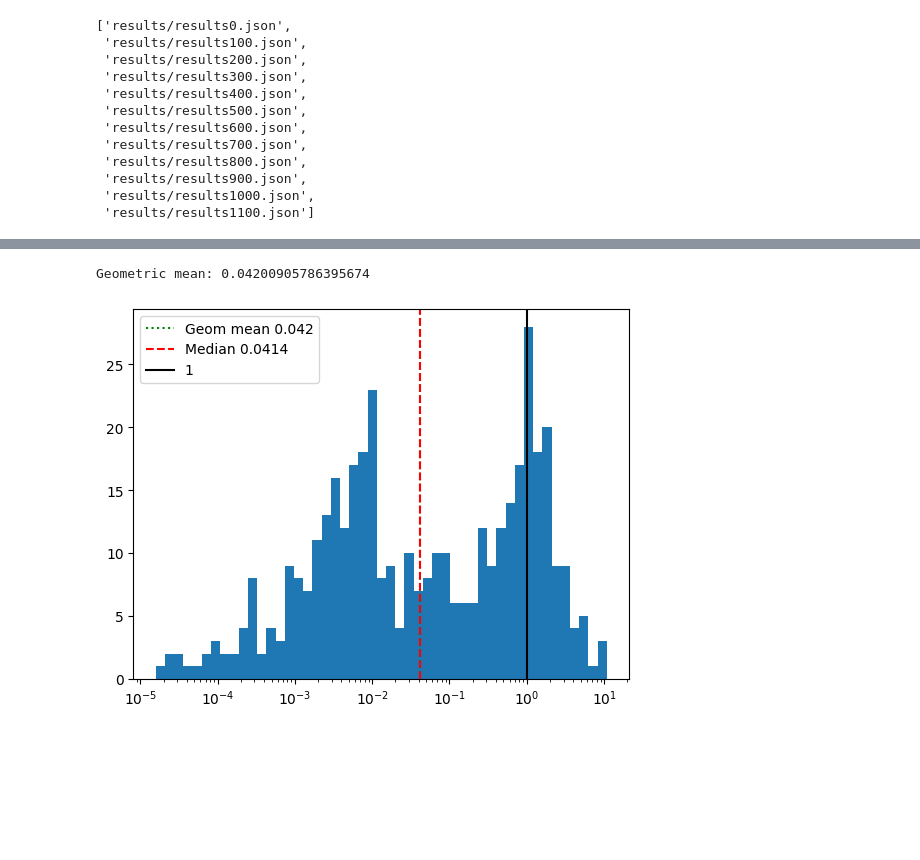
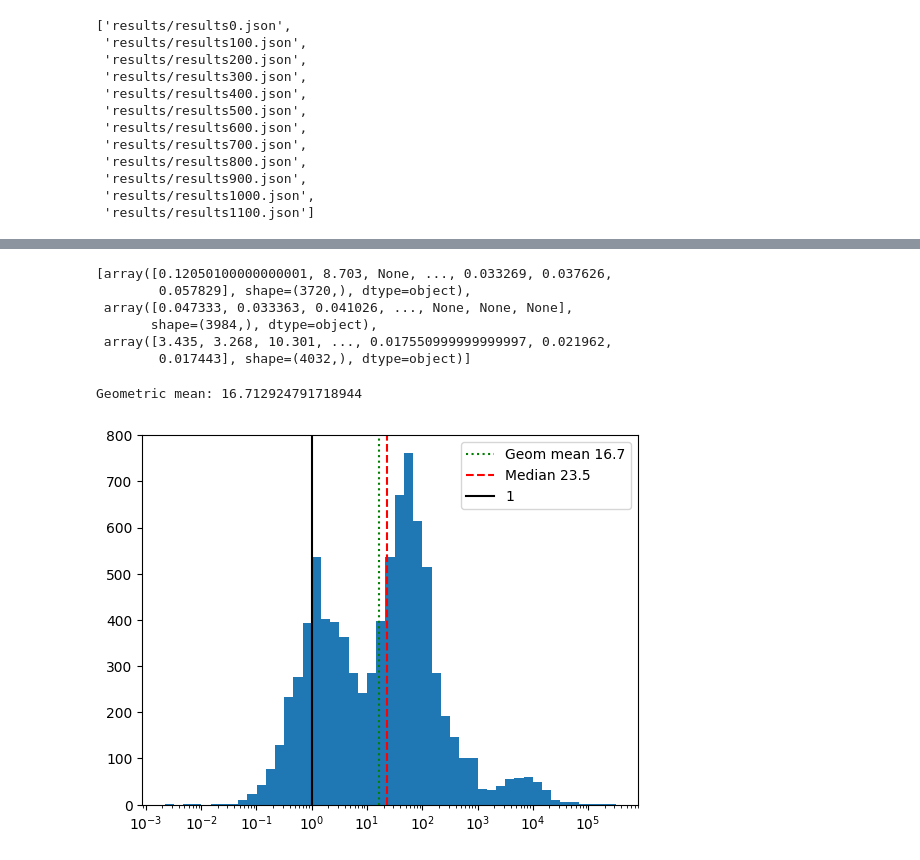
Before and after one commit to Dijereo/gradedmodal, a Jupyter notebook: eval/analysis.ipynb, the cells around one changed output, grey strips where cells are left out. Drawn from its saved outputs; the diff is of its cells as text; code cells hidden in the pictures; blank space fills up the shorter version.

```diff
--- a/eval/analysis.ipynb
+++ b/eval/analysis.ipynb
@@ -39,5 +40,5 @@ def split_data(data, chunk_size, outfiles):
         chunk = data[i:i+chunk_size]
         save_data(chunk, file)
 # %%
-fulldata = [get_data(file) for file in FILES]
+# fulldata = [datapoint for file in FILES for datapoint in get_data(file)]
 # %%
@@ -50,3 +87,0 @@ for i, data in enumerate(fulldata):
-# %%
-for data, file in zip(fulldata[-2:], FILES[-2:]):
-    save_data(data, file)
@@ -56,0 +329,9 @@ for data, file in zip(fulldata[-2:], FILES[-2:]):
+# %%
+bins = np.logspace(np.log10(values.min()), np.log10(values.max()), 50)
+plt.hist(gtimes, bins=bins, color='blue')
+plt.xlabel("Golem's run times in ms")
+plt.ylabel("Number of datapoints")
+# plt.hist(gtimes, bins=bins, alpha=0.2, color='red', label='Data 2')
+plt.xscale("log")
+# plt.savefig("charts/time_hist.png", dpi=300)
+plt.show()
@@ -56,0 +538,25 @@ for data, file in zip(fulldata[-2:], FILES[-2:]):
+# %%
+labels = [*reversed([
+    'Vampire T.O. Theorem', 'Vampire T.O. C.S.', 'Golem Faster Theorem', 'Golem Faster C.S.',
+    'Both Timedout',
+    'Golem T.O. Theorem', 'Golem T.O. C.S.', 'Vampire Faster Theorem', 'Vampire Faster C.S.',])]
+values = [*reversed([vtogthm, vtogcs, gfastthm, gfastcs, btimeouts, gtovthm, gtovcs, vfastthm, vfastcs])]
+
+bars = plt.barh(labels, values)
+plt.xlabel("Number of Formulae")
+# plt.title("")
+
+percentages = [v*100/sum(values) for v in values]
+
+for bar, val, pct in zip(bars, values, percentages):
+    plt.text(
+        bar.get_width() + 1,
+        bar.get_y() + bar.get_height()/2,
+        f"({pct:.1f}%)",
+        va='center'
+    )
+
+plt.tight_layout()
+plt.savefig("charts/speed_bar_disj3.png", dpi=300, bbox_inches="tight")
+plt.show()
+print(values)
@@ -57,3 +701,12 @@ for data, file in zip(fulldata[-2:], FILES[-2:]):
+# %%
+y_nested
+# %% [output]
+[array([0.12050100000000001, 8.703, None, ..., 0.033269, 0.037626,
+        0.057829], shape=(3720,), dtype=object),
+ array([0.047333, 0.033363, 0.041026, ..., None, None, None],
+       shape=(3984,), dtype=object),
+ array([3.435, 3.268, 10.301, ..., 0.017550999999999997, 0.021962,
+        0.017443], shape=(4032,), dtype=object)]
 # %%
 def change_subtests(inputfiles):
     for file in inputfiles:
@@ -130,7 +783,7 @@ def compare_times(data, key1, key2):
 for data in fulldata:
     parse_times(data)
 # %%
-compare_times(fulldata[10], "proverfl", "vampire")
+compare_times(fulldata, "vampire", "proverfl")
 # %% [output]
-Geometric mean: 0.04200905786395674
+Geometric mean: 16.712924791718944
-[figure, old version]
+[figure, new version]
```
Also changed, not shown: parts of 21 cells of this notebook, 20 other files.
